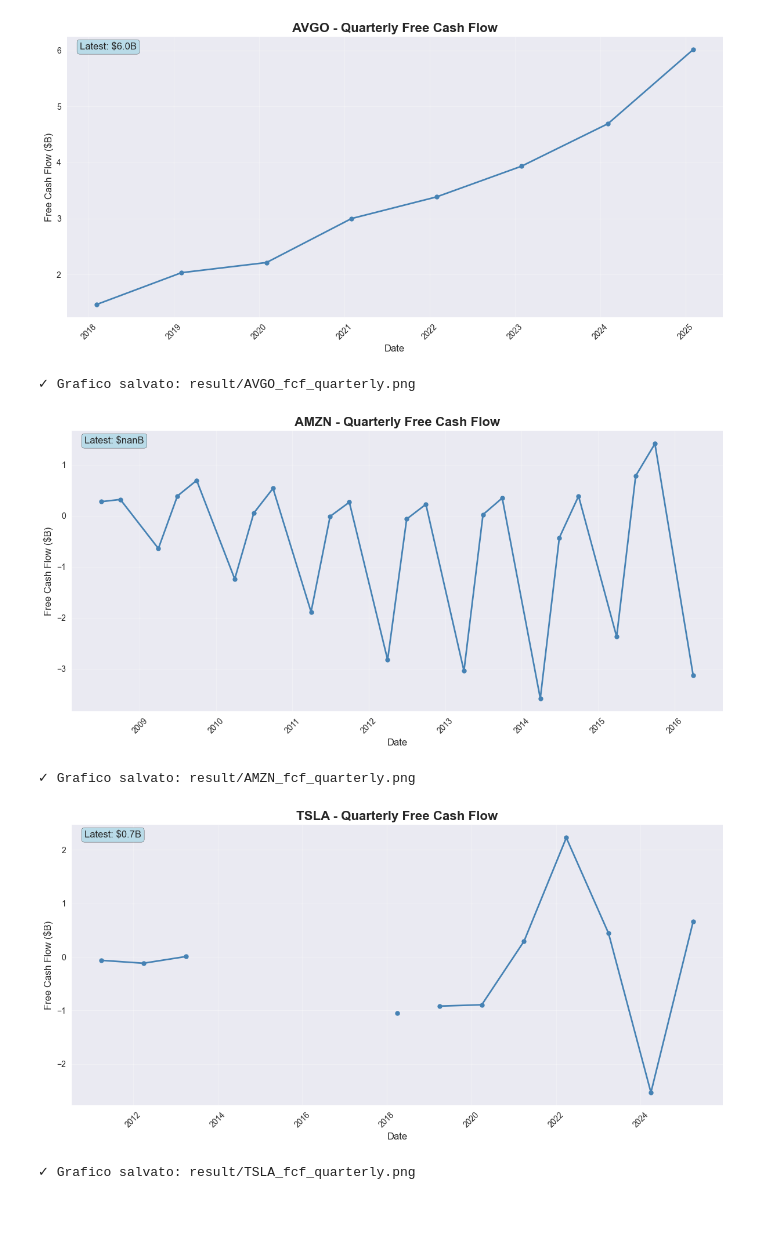
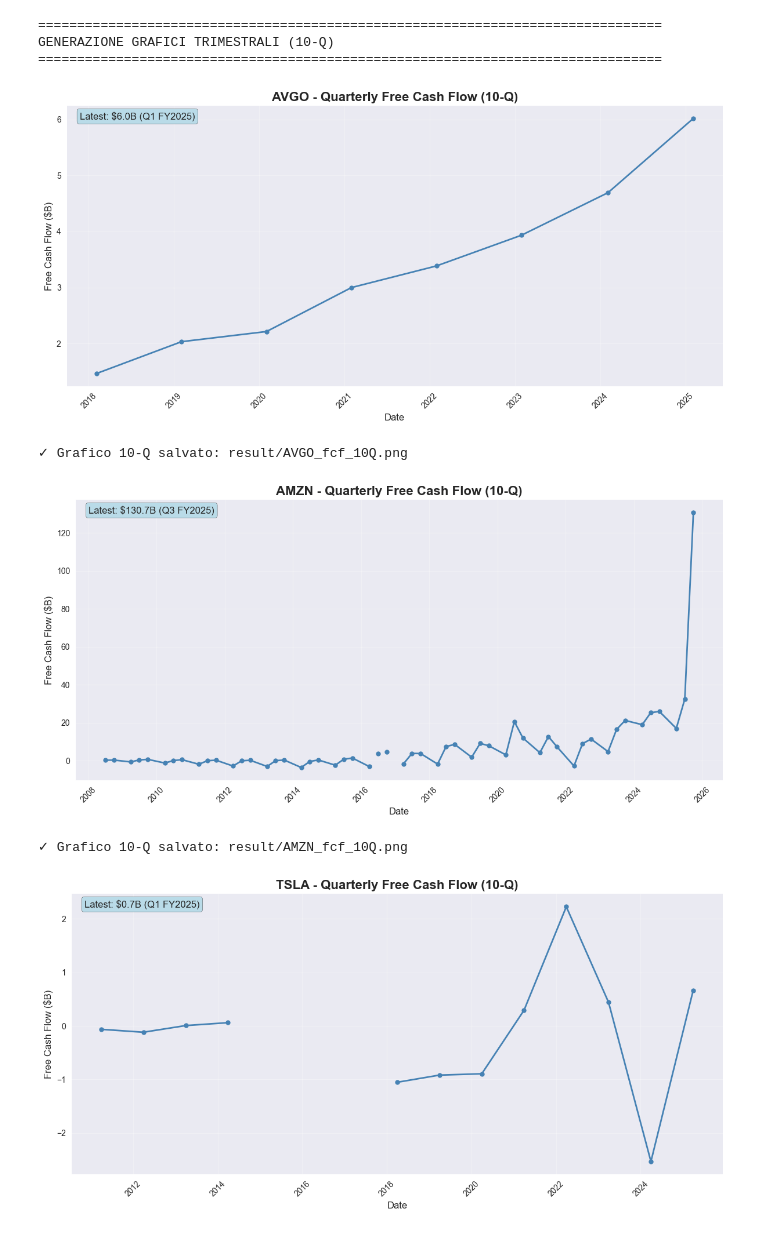
Before and after one commit to guidobriao/gb-capital, a Jupyter notebook: fcf_analysis.ipynb, the cells around one changed output. Cells and saved outputs as stored; diff of their text form; code cells hidden in the pictures.

```diff
--- a/fcf_analysis.ipynb
+++ b/fcf_analysis.ipynb
@@ -25,61 +25,63 @@ TICKERS = load_tickers_only('tickers.txt')
 # %%
-# Configurazione plot
+# PLOT DATI TRIMESTRALI (10-Q)
+print("=" * 80)
+print("GENERAZIONE GRAFICI TRIMESTRALI (10-Q)")
+print("=" * 80)
+
 plt.style.use('seaborn-v0_8')
 
-# Crea la cartella result se non esiste
-os.makedirs('result', exist_ok=True)
-
 for ticker in TICKERS:
-    filename = f"data/{ticker}_fcf_history.csv"
+    filename = f"data/{ticker}_fcf_10Q.csv"
 
     if os.path.exists(filename):
         # Leggi il CSV
         df = pd.read_csv(filename)
 
-        # Filtra solo dati trimestrali (10-Q)
-        quarterly = df[df['form'] == '10-Q'].copy()
-
-        if not quarterly.empty:
+        if not df.empty:
             # Converti date e ordina
-            quarterly['end'] = pd.to_datetime(quarterly['end'])
-            quarterly = quarterly.sort_values('end')
+            df['end'] = pd.to_datetime(df['end'])
+            df = df.sort_values('end')
 
             # Converti FCF in miliardi
-            quarterly['FCF_B'] = quarterly['Free Cash Flow'] / 1_000_000_000
+            df['FCF_B'] = df['Free Cash Flow'] / 1_000_000_000
 
             # Crea plot individuale
             plt.figure(figsize=(12, 6))
-            plt.plot(quarterly['end'], quarterly['FCF_B'],
+            plt.plot(df['end'], df['FCF_B'],
                     marker='o', linewidth=2, markersize=6, color='steelblue')
 
-            plt.title(f'{ticker} - Quarterly Free Cash Flow', fontsize=16, fontweight='bold')
+            plt.title(f'{ticker} - Quarterly Free Cash Flow (10-Q)', fontsize=16, fontweight='bold')
             plt.xlabel('Date', fontsize=12)
             plt.ylabel('Free Cash Flow ($B)', fontsize=12)
             plt.grid(True, alpha=0.3)
             plt.xticks(rotation=45)
 
             # Aggiungi ultimo valore
-            last_value = quarterly['FCF_B'].iloc[-1]
-            plt.text(0.02, 0.98, f'Latest: ${last_value:.1f}B',
+            last_value = df['FCF_B'].iloc[-1]
+            last_period = df['fp'].iloc[-1]
+            last_year = int(df['fy'].iloc[-1])
+            plt.text(0.02, 0.98, f'Latest: ${last_value:.1f}B ({last_period} FY{last_year})',
                     transform=plt.gca().transAxes, fontsize=12,
                     verticalalignment='top', bbox=dict(boxstyle='round',
                     facecolor='lightblue', alpha=0.8))
 
             plt.tight_layout()
-            plt.savefig(f'result/{ticker}_fcf_quarterly.png', dpi=300, bbox_inches='tight')
+            plt.savefig(f'result/{ticker}_fcf_10Q.png', dpi=300, bbox_inches='tight')
             plt.show()
 
-            print(f"✓ Grafico salvato: result/{ticker}_fcf_quarterly.png")
+            print(f"✓ Grafico 10-Q salvato: result/{ticker}_fcf_10Q.png")
         else:
-            print(f"⚠ {ticker}: Nessun dato trimestrale disponibile")
+            print(f"⚠ {ticker}: File 10-Q vuoto")
     else:
         print(f"✗ {ticker}: File {filename} non trovato")
 
-print("✓ Tutti i grafici individuali completati")
+print("\n✓ Tutti i grafici trimestrali (10-Q) completati")
 # %% [output]
+================================================================================
+GENERAZIONE GRAFICI TRIMESTRALI (10-Q)
+================================================================================
-[figure, old version]
+[figure, new version]
-✓ Grafico salvato: result/AVGO_fcf_quarterly.png
+✓ Grafico 10-Q salvato: result/AVGO_fcf_10Q.png
-[figure, old version]
+[figure, new version]
-✓ Grafico salvato: result/AMZN_fcf_quarterly.png
+✓ Grafico 10-Q salvato: result/AMZN_fcf_10Q.png
-[figure, old version]
+[figure, new version]
-✓ Grafico salvato: result/TSLA_fcf_quarterly.png
```
Also changed, not shown: parts of 4 cells of this notebook, 4 other files.
